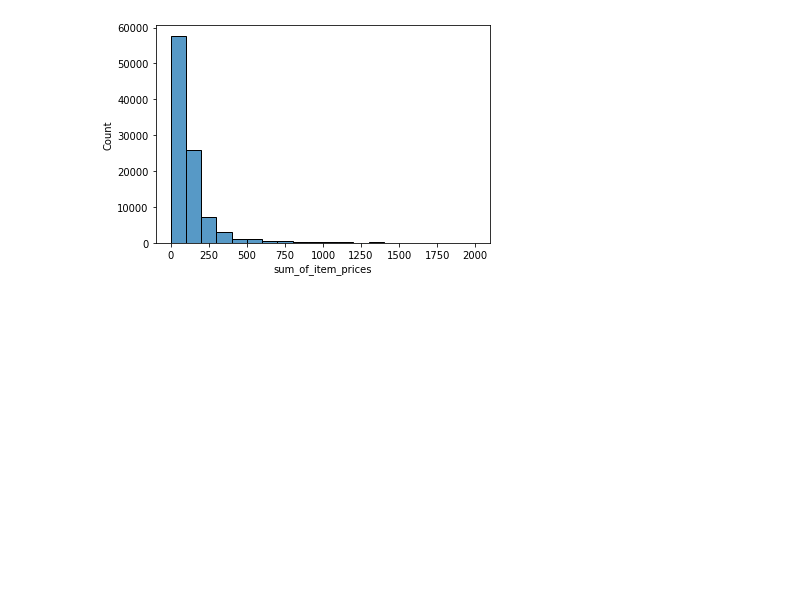
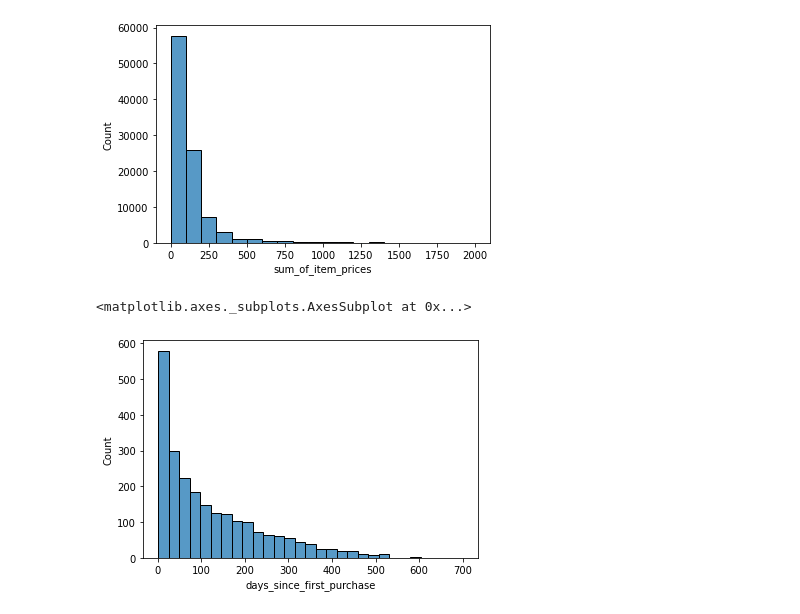
Before and after one commit to GustavoGran/ecommerce_recomender, a Jupyter notebook: ptc3467_caracterizacao_dados_ecommerce.ipynb, the cells around one changed output. Cells and saved outputs as stored; diff of their text form; code cells hidden in the pictures; blank space fills up the shorter version.

```diff
--- a/ptc3467_caracterizacao_dados_ecommerce.ipynb
+++ b/ptc3467_caracterizacao_dados_ecommerce.ipynb
@@ -167,3 +183,9 @@ sns.histplot(data=df_customer_orders, x='sum_of_item_prices',binwidth=100.0,binr
 # %% [output]
 <matplotlib.axes._subplots.AxesSubplot at 0x...>
 [figure]
+# %%
+# Sem clientes que só fizeram uma compra
+sns.histplot(data=df_customer_orders, x='days_since_first_purchase',binrange=(1,700))
+# %% [output]
+<matplotlib.axes._subplots.AxesSubplot at 0x...>
+[figure, added]
```
Also changed, not shown: parts of 4 cells of this notebook.
